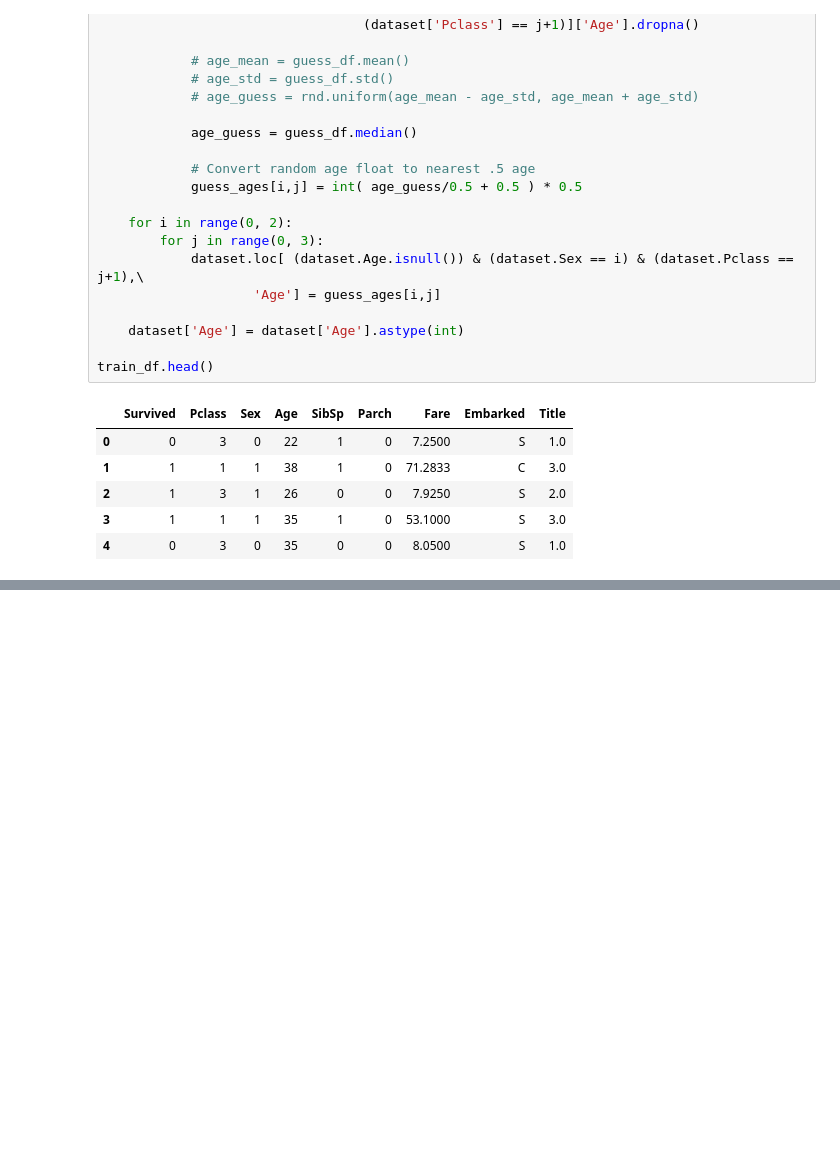
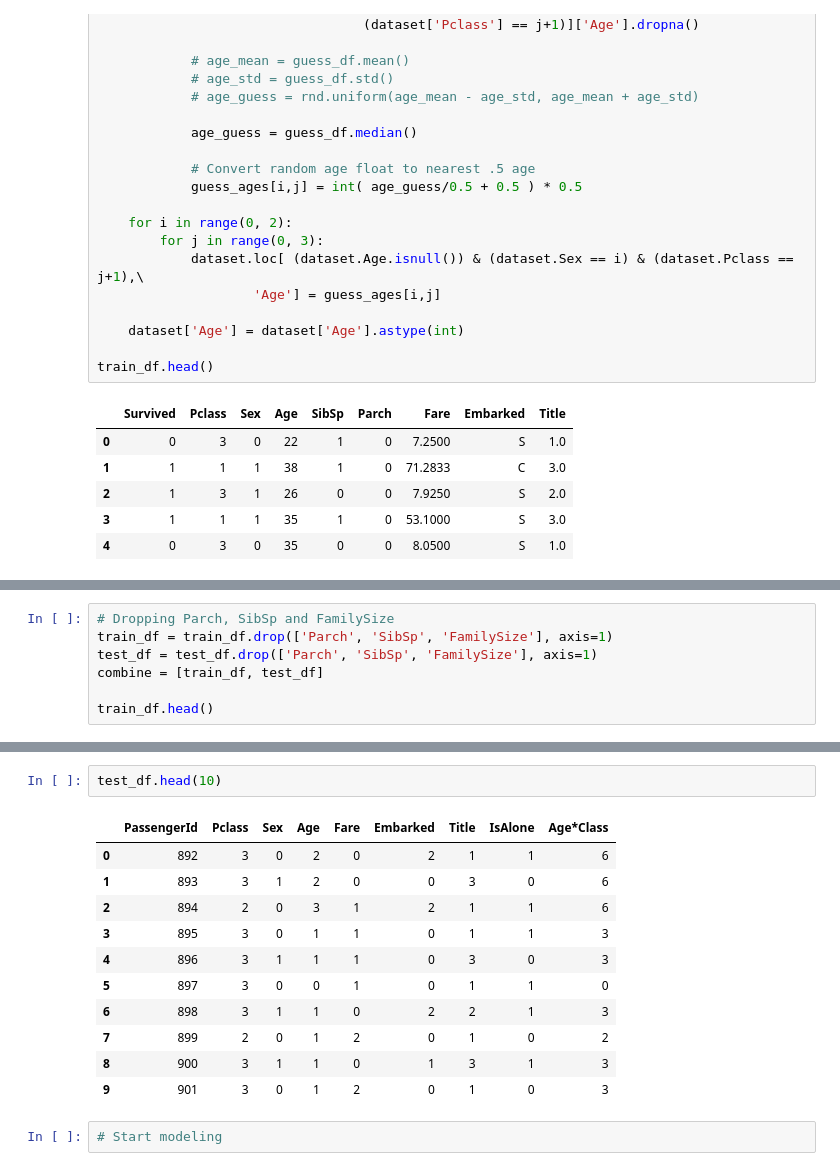
Before and after one commit to jbdoug/titanic, a Jupyter notebook: TitanicPy1.ipynb, the cells around one changed output, grey strips where cells are left out. Drawn from its saved outputs; the diff is of its cells as text; blank space fills up the shorter version.

Commit message:
Finished prep for models

```diff
--- a/TitanicPy1.ipynb
+++ b/TitanicPy1.ipynb
@@ -382,0 +450,7 @@ In[26] left off
+# %%
+# Dropping Parch, SibSp and FamilySize
+train_df = train_df.drop(['Parch', 'SibSp', 'FamilySize'], axis=1)
+test_df = test_df.drop(['Parch', 'SibSp', 'FamilySize'], axis=1)
+combine = [train_df, test_df]
+
+train_df.head()
@@ -382,0 +558,16 @@ In[26] left off
+# %%
+test_df.head(10)
+# %% [output]
+|  | PassengerId | Pclass | Sex | Age | Fare | Embarked | Title | IsAlone | Age*Class |
+| 0 | 892 | 3 | 0 | 2 | 0 | 2 | 1 | 1 | 6 |
+| 1 | 893 | 3 | 1 | 2 | 0 | 0 | 3 | 0 | 6 |
+| 2 | 894 | 2 | 0 | 3 | 1 | 2 | 1 | 1 | 6 |
+| 3 | 895 | 3 | 0 | 1 | 1 | 0 | 1 | 1 | 3 |
+| 4 | 896 | 3 | 1 | 1 | 1 | 0 | 3 | 0 | 3 |
+| 5 | 897 | 3 | 0 | 0 | 1 | 0 | 1 | 1 | 0 |
+| 6 | 898 | 3 | 1 | 1 | 0 | 2 | 2 | 1 | 3 |
+| 7 | 899 | 2 | 0 | 1 | 2 | 0 | 1 | 0 | 2 |
+| 8 | 900 | 3 | 1 | 1 | 0 | 1 | 3 | 1 | 3 |
+| 9 | 901 | 3 | 0 | 1 | 2 | 0 | 1 | 0 | 3 |
+# %%
+# Start modeling
```
Also changed, not shown: parts of 17 cells of this notebook.
